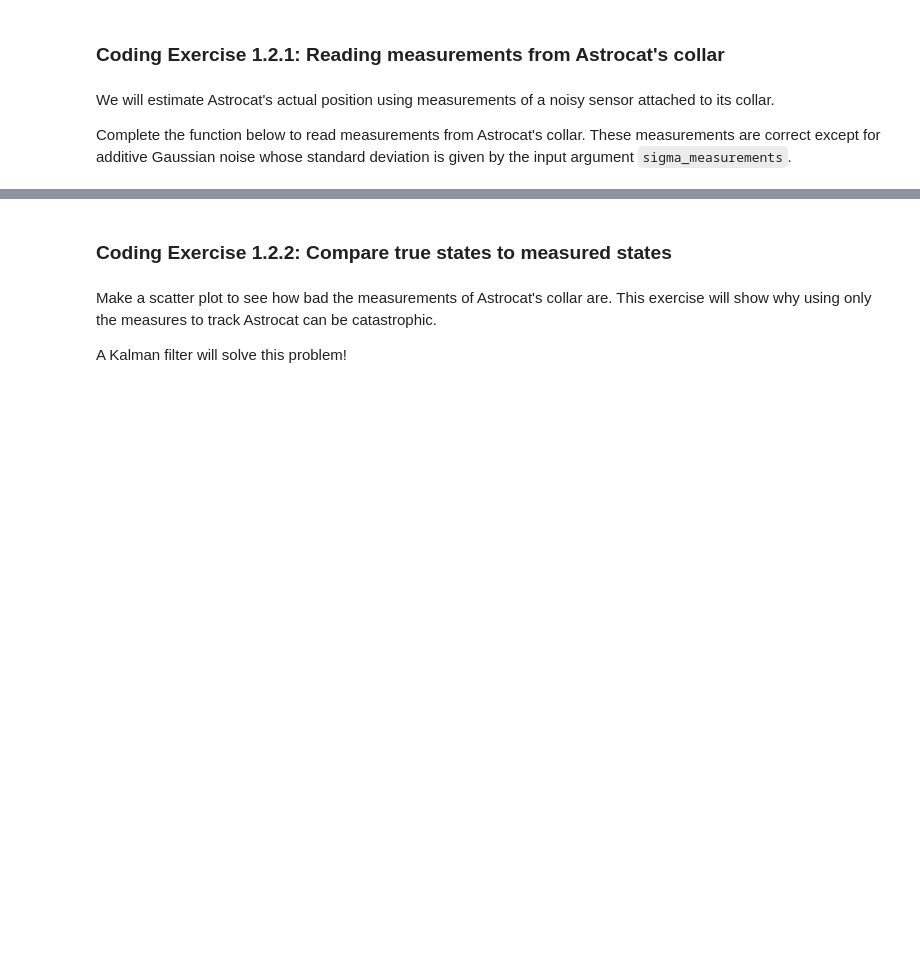
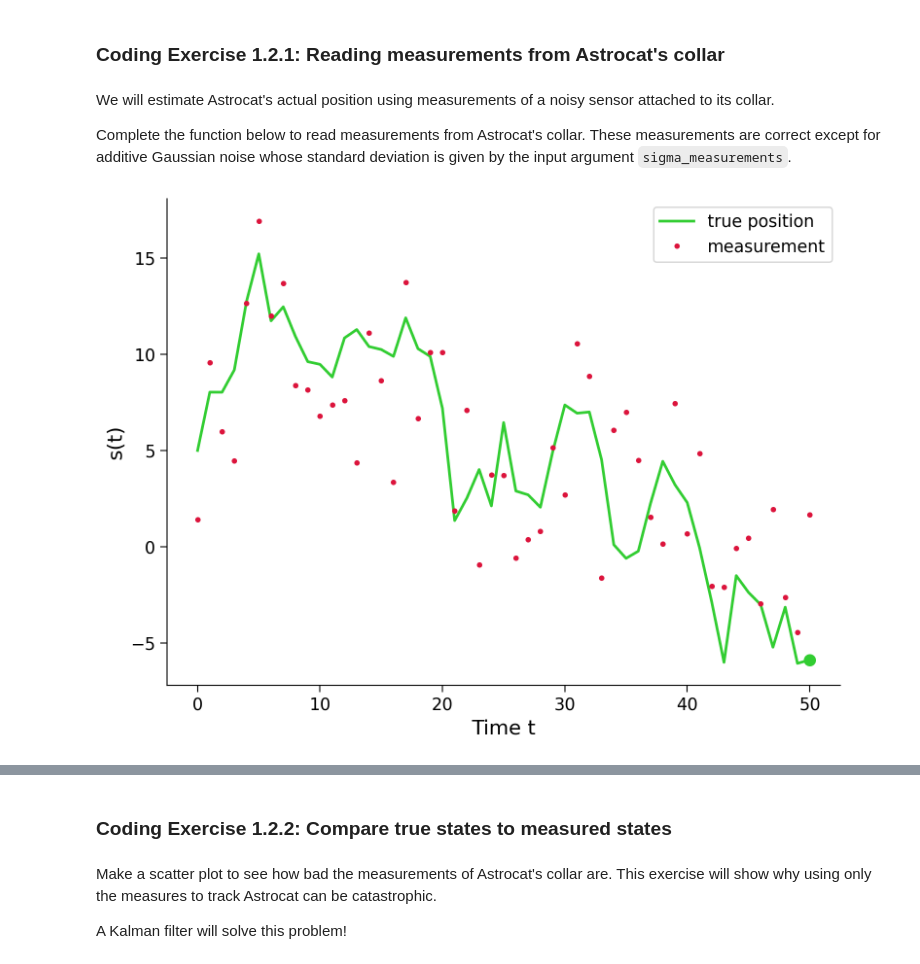
Before and after one commit to heathlarsson/course-content, a Jupyter notebook: tutorials/W3D2_HiddenDynamics/W3D2_Tutorial3.ipynb, the cells around one changed output, grey strips where cells are left out. Drawn from its saved outputs; the diff is of its cells as text; code cells hidden in the pictures; blank space fills up the shorter version.

```diff
--- a/tutorials/W3D2_HiddenDynamics/W3D2_Tutorial3.ipynb
+++ b/tutorials/W3D2_HiddenDynamics/W3D2_Tutorial3.ipynb
@@ -572,38 +583,37 @@ def read_collar(s, sigma_measurements):
   m = np.zeros(len(s))
 
   # For all time t, add white Gaussian noise with magnitude sigma_measurements
   # Consider that np.random.normal(mu, sigma) generates a random sample from
   # a gaussian with mean = mu and standard deviation = sigma
 
   for t in range(len(s)):
 
-    ###################################################################
-    ## Fill out the following then remove
-    raise NotImplementedError("Student exercise: need to implement read_collar function")
-    ###################################################################
+
 
     # Read measurement
-    m[t] = ...
+    m[t] = s[t] + np.random.normal(0, sigma_measurements)
 
   return m
 
 
 # Set parameters
 np.random.seed(0)
 D = 0.9    # parameter in s(t)
 T = 50      # total time duration
 s0 = 5.     # initial condition of s at time 0
 sigma_p = 2 # amount of noise in the actuators of astrocat's propulsion unit
 sigma_measurements = 4 # amount of noise in astrocat's collar
 
 # Simulate Astrocat
 s = simulate(D, s0, sigma_p, T)
 
 # Take measurement from collar
 m = read_collar(s, sigma_measurements)
 
 # Visualize
 plot_measurement(s, m, T)
+# %% [output]
+[figure, added]
 # %%
 # to_remove solution
 def read_collar(s, sigma_measurements):
```
Also changed, not shown: parts of 24 cells of this notebook, 4 other files.
